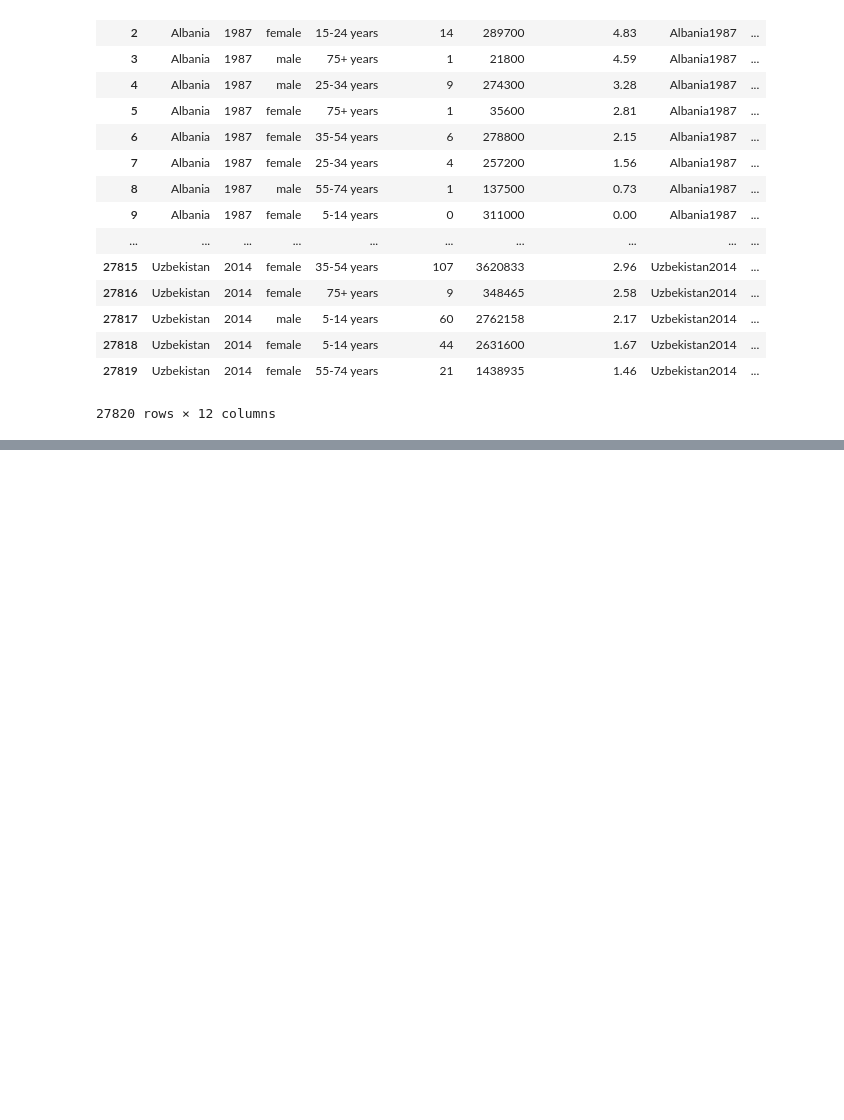
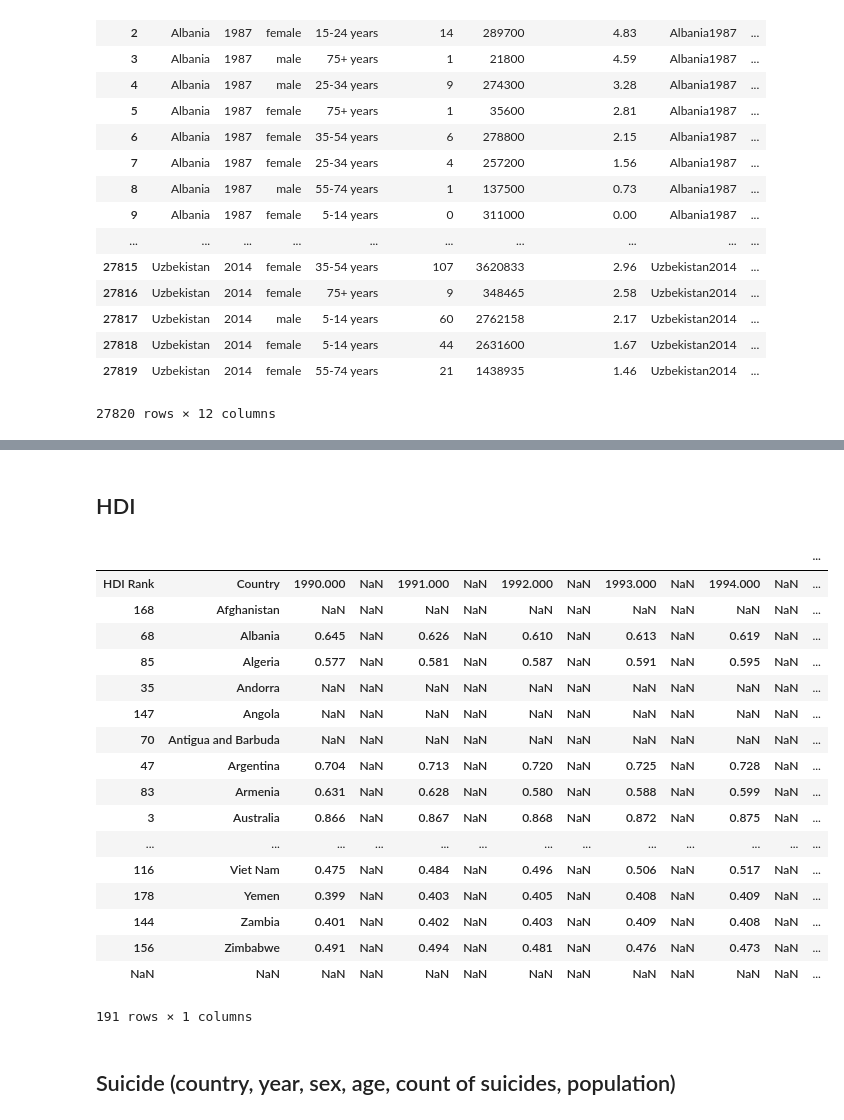
Before and after one commit to cshihting/FIT5147-DataVisualisation, a Jupyter notebook: DataExplorationProject/data_wrangling.ipynb, the cells around one changed output, grey strips where cells are left out. Drawn from its saved outputs; the diff is of its cells as text; code cells hidden in the pictures; blank space fills up the shorter version.

```diff
--- a/DataExplorationProject/data_wrangling.ipynb
+++ b/DataExplorationProject/data_wrangling.ipynb
@@ -46,0 +193,26 @@ pd.isna(df)
+# %% [markdown]
+## HDI
+# %%
+HDI_df = pd.read_csv("Human_Development_Index(HDI).csv", encoding = "ISO-8859-1") #encoding = 'utf-8')
+HDI_df
+# %% [output]
+|  |  |  |  |  |  |  |  |  |  |  |  | ... |
+| HDI Rank | Country | 1990.000 | NaN | 1991.000 | NaN | 1992.000 | NaN | 1993.000 | NaN | 1994.000 | NaN | ... |
+| 168 | Afghanistan | NaN | NaN | NaN | NaN | NaN | NaN | NaN | NaN | NaN | NaN | ... |
+| 68 | Albania | 0.645 | NaN | 0.626 | NaN | 0.610 | NaN | 0.613 | NaN | 0.619 | NaN | ... |
+| 85 | Algeria | 0.577 | NaN | 0.581 | NaN | 0.587 | NaN | 0.591 | NaN | 0.595 | NaN | ... |
+| 35 | Andorra | NaN | NaN | NaN | NaN | NaN | NaN | NaN | NaN | NaN | NaN | ... |
+| 147 | Angola | NaN | NaN | NaN | NaN | NaN | NaN | NaN | NaN | NaN | NaN | ... |
+| 70 | Antigua and Barbuda | NaN | NaN | NaN | NaN | NaN | NaN | NaN | NaN | NaN | NaN | ... |
+| 47 | Argentina | 0.704 | NaN | 0.713 | NaN | 0.720 | NaN | 0.725 | NaN | 0.728 | NaN | ... |
+| 83 | Armenia | 0.631 | NaN | 0.628 | NaN | 0.580 | NaN | 0.588 | NaN | 0.599 | NaN | ... |
+| 3 | Australia | 0.866 | NaN | 0.867 | NaN | 0.868 | NaN | 0.872 | NaN | 0.875 | NaN | ... |
+| ... | ... | ... | ... | ... | ... | ... | ... | ... | ... | ... | ... | ... |
+| 116 | Viet Nam | 0.475 | NaN | 0.484 | NaN | 0.496 | NaN | 0.506 | NaN | 0.517 | NaN | ... |
+| 178 | Yemen | 0.399 | NaN | 0.403 | NaN | 0.405 | NaN | 0.408 | NaN | 0.409 | NaN | ... |
+| 144 | Zambia | 0.401 | NaN | 0.402 | NaN | 0.403 | NaN | 0.409 | NaN | 0.408 | NaN | ... |
+| 156 | Zimbabwe | 0.491 | NaN | 0.494 | NaN | 0.481 | NaN | 0.476 | NaN | 0.473 | NaN | ... |
+| NaN | NaN | NaN | NaN | NaN | NaN | NaN | NaN | NaN | NaN | NaN | NaN | ... |
+191 rows × 1 columns
+# %% [markdown]
+## Suicide (country, year, sex, age, count of suicides, population)
```
Also changed, not shown: parts of 20 cells of this notebook, 4 other files.
